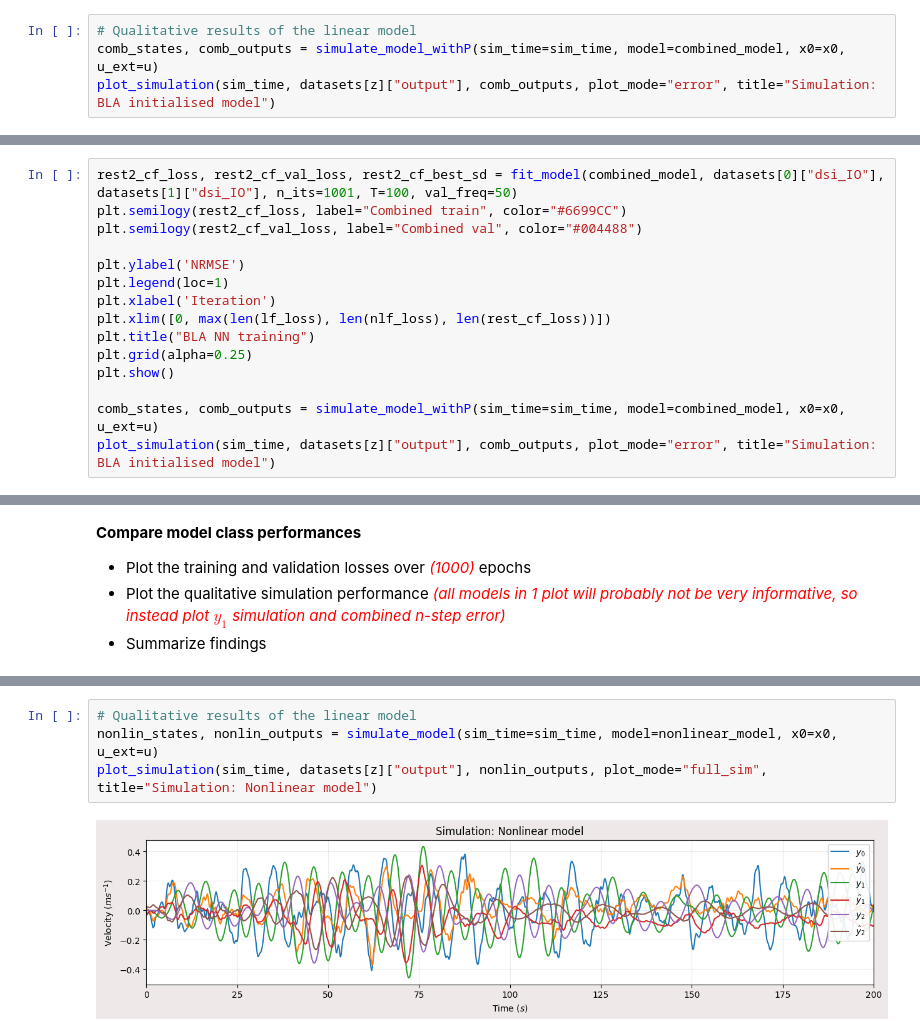
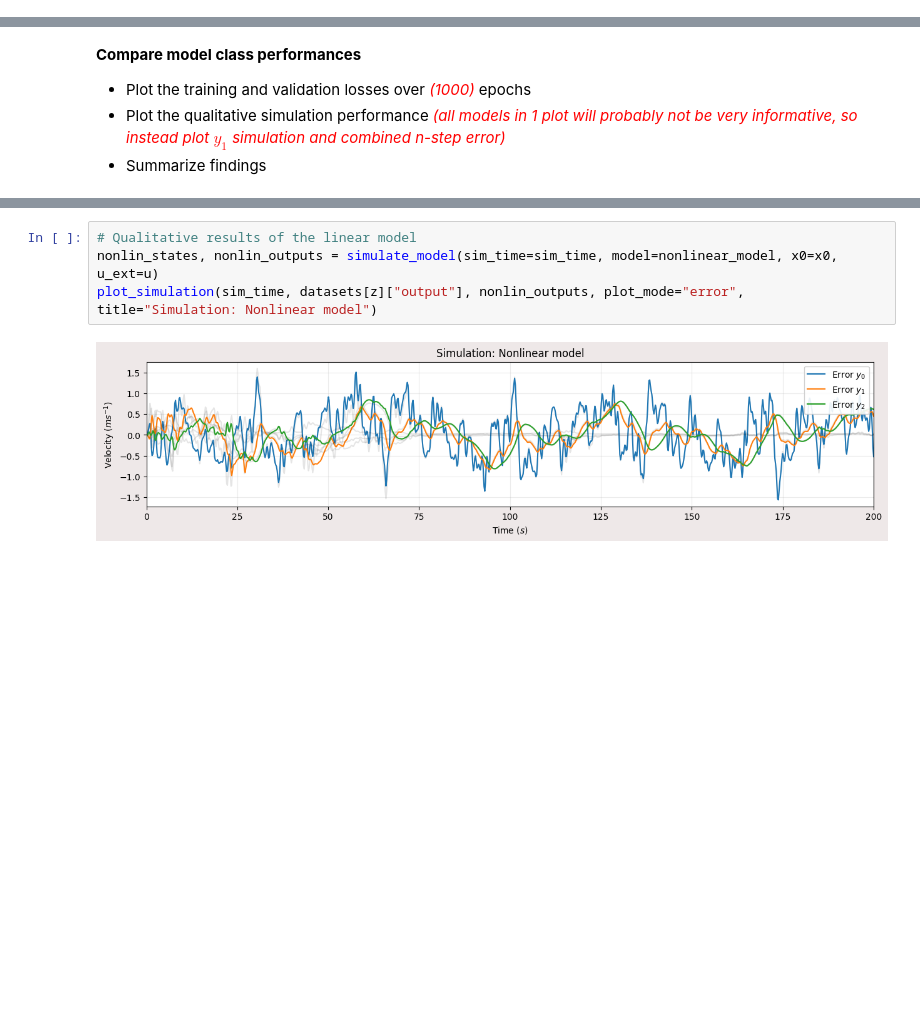
Before and after one commit to gevanotterdijk/Port-Hamiltonian, a Jupyter notebook: BLA_init_validation.ipynb, the cells around one changed output, grey strips where cells are left out. Cells and saved outputs as stored; diff of their text form; blank space fills up the shorter version.

```diff
--- a/BLA_init_validation.ipynb
+++ b/BLA_init_validation.ipynb
@@ -344,4 +178,0 @@ plt.show()
-# %%
-# Qualitative results of the linear model
-comb_states, comb_outputs = simulate_model_withP(sim_time=sim_time, model=combined_model, x0=x0, u_ext=u)
-plot_simulation(sim_time, datasets[z]["output"], comb_outputs, plot_mode="error", title="Simulation: BLA initialised model")
@@ -350,15 +178,0 @@ plot_simulation(sim_time, datasets[z]["output"], comb_outputs, plot_mode="error"
-# %%
-rest2_cf_loss, rest2_cf_val_loss, rest2_cf_best_sd = fit_model(combined_model, datasets[0]["dsi_IO"], datasets[1]["dsi_IO"], n_its=1001, T=100, val_freq=50)
-plt.semilogy(rest2_cf_loss, label="Combined train", color="#6699CC")
-plt.semilogy(rest2_cf_val_loss, label="Combined val", color="#004488")
-
-plt.ylabel('NRMSE')
-plt.legend(loc=1)
-plt.xlabel('Iteration')
-plt.xlim([0, max(len(lf_loss), len(nlf_loss), len(rest_cf_loss))])
-plt.title("BLA NN training")
-plt.grid(alpha=0.25)
-plt.show()
-
-comb_states, comb_outputs = simulate_model_withP(sim_time=sim_time, model=combined_model, x0=x0, u_ext=u)
-plot_simulation(sim_time, datasets[z]["output"], comb_outputs, plot_mode="error", title="Simulation: BLA initialised model")
@@ -435,9 +213,9 @@ plot_simulation(sim_time, datasets[z]["output"], lin_outputs, plot_mode="error",
 # %%
 # Qualitative results of the linear model
 nonlin_states, nonlin_outputs = simulate_model(sim_time=sim_time, model=nonlinear_model, x0=x0, u_ext=u)
-plot_simulation(sim_time, datasets[z]["output"], nonlin_outputs, plot_mode="full_sim", title="Simulation: Nonlinear model")
+plot_simulation(sim_time, datasets[z]["output"], nonlin_outputs, plot_mode="error", title="Simulation: Nonlinear model")
 # %% [output]
-[figure, old version]
+[figure, new version]
 # %%
 # Qualitative results of the linear model
 comb_states, comb_outputs = simulate_model_withP(sim_time=sim_time, model=combined_model, x0=x0, u_ext=u)
```
Also changed, not shown: parts of 19 cells of this notebook.
